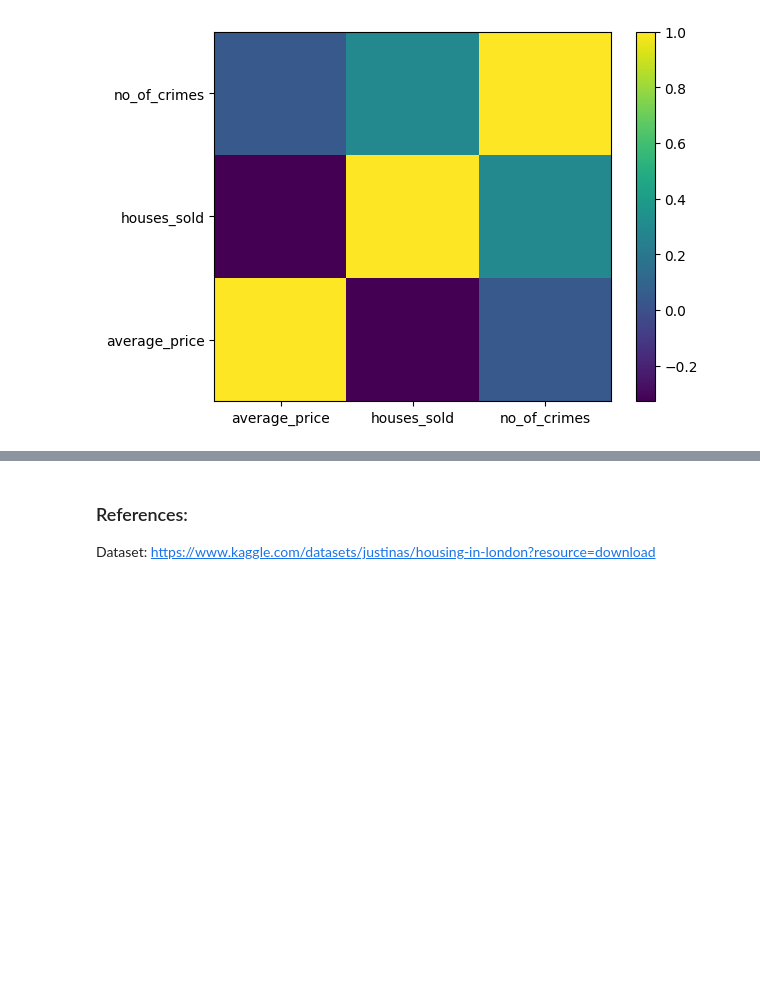
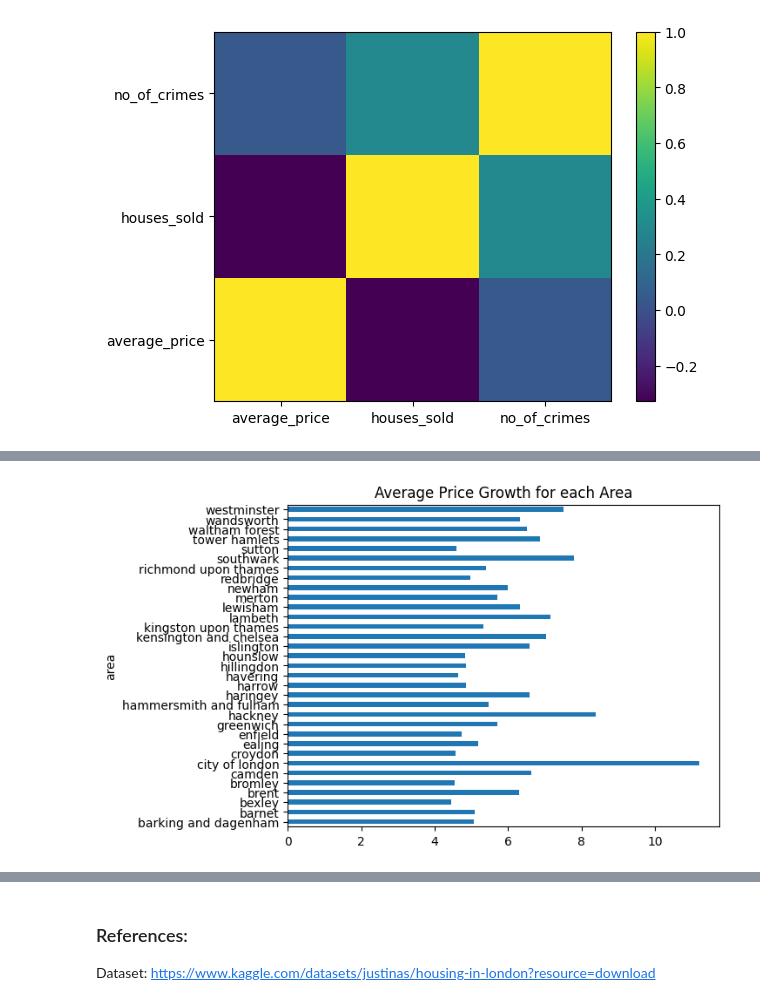
Before and after one commit to bennyandthejetss/ML_Lab1, a Jupyter notebook: Lab1.ipynb, the cells around one changed output, grey strips where cells are left out. Drawn from its saved outputs; the diff is of its cells as text; code cells hidden in the pictures; blank space fills up the shorter version.

Commit message:
More graphs and questions

```diff
--- a/Lab1.ipynb
+++ b/Lab1.ipynb
@@ -178,0 +195,8 @@ plt.show()
+# %%
+
+average_price_growth = (df_grouped.max(date).average_price - df_grouped.min(date).average_price) / df_grouped.min(date).average_price
+ax = average_price_growth.plot(kind='barh')
+plt.title('Average Price Growth for each Area')
+plt.show()
+# %% [output]
+[figure, added]
```
Also changed, not shown: parts of 14 cells of this notebook.
